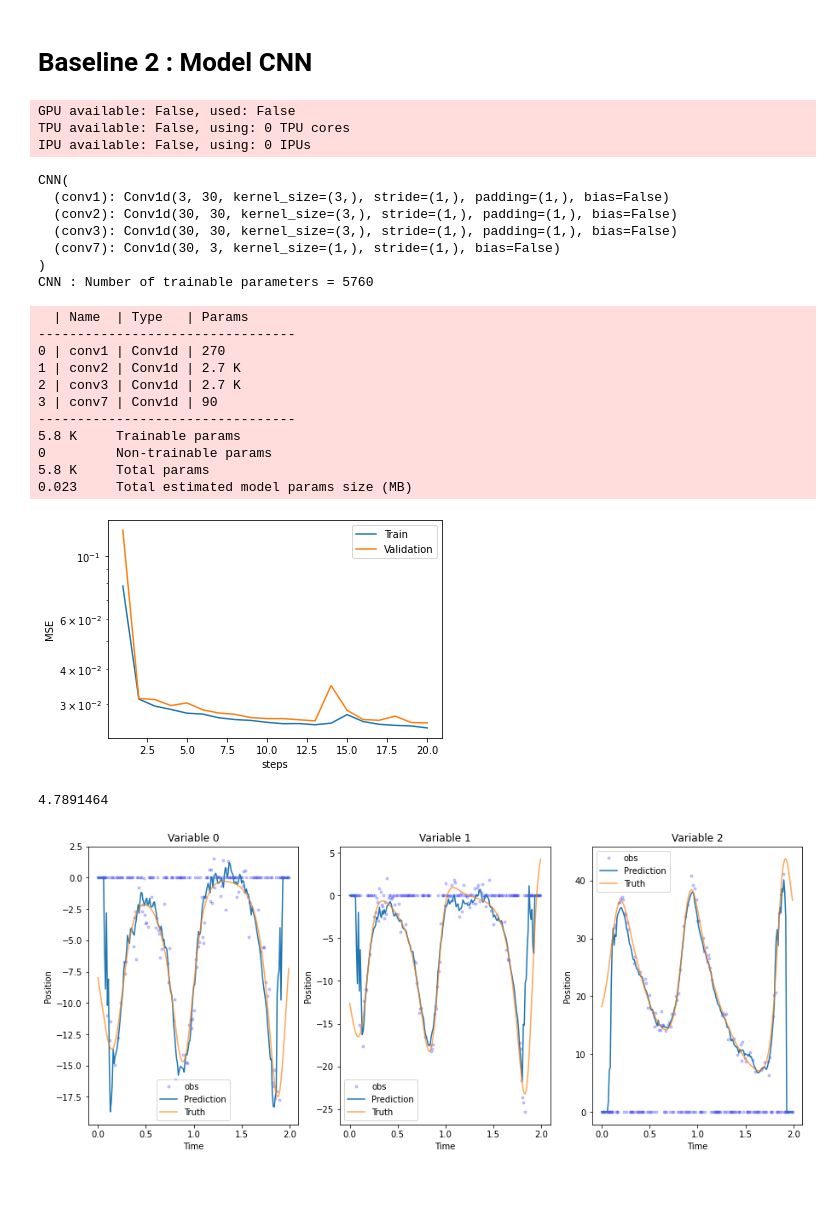
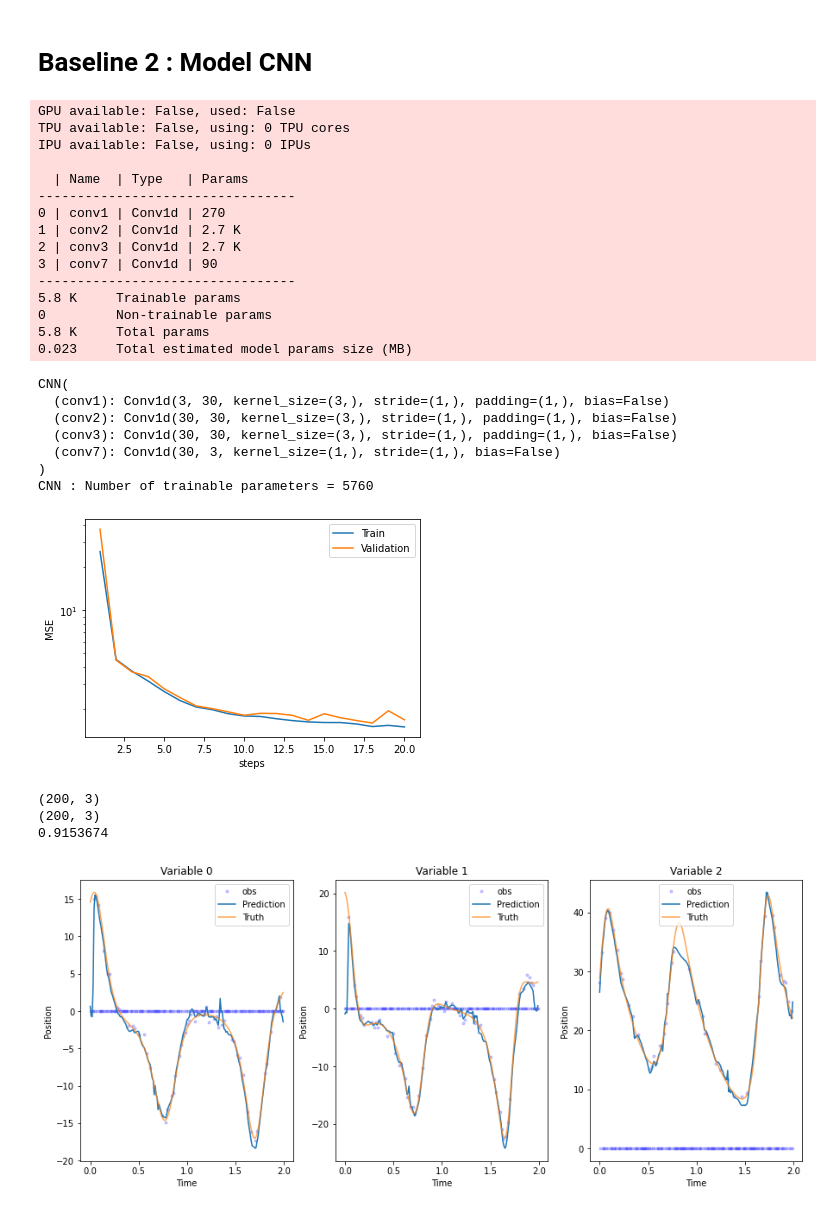
Before and after one commit to cdurand95/DataAssimilationProject, a Jupyter notebook: BaselineL63.ipynb, the cells around one changed output. Drawn from its saved outputs; the diff is of its cells as text; code cells hidden in the pictures; blank space fills up the shorter version.

```diff
--- a/BaselineL63.ipynb
+++ b/BaselineL63.ipynb
@@ -47,7 +47,7 @@ from utils import *
 # %% [markdown]
 # L63 Data simulation
 # %%
-Training_dataset,Val_dataset,Test_dataset = L63PatchDataExtraction(sparsity=0.5,sigma_noise=np.sqrt(0.5),num_variables=3)
+Training_dataset,Val_dataset,Test_dataset = L63PatchDataExtraction(sparsity=0.5,sigma_noise=np.sqrt(2),num_variables=3)
 
 
 meanTr          = np.mean(Training_dataset['Missing']) / np.mean(Training_dataset['Mask'])
@@ -101,7 +101,7 @@ modelInt      = Int()
 #  use gpu if available
 device = torch.device("cuda" if torch.cuda.is_available() else "cpu")
 modelInt          = modelInt.to(device)
-test_dataset         = torch.utils.data.TensorDataset(torch.Tensor(Training_dataset['Init']),torch.Tensor(Training_dataset['Obs']),torch.Tensor(Training_dataset['Mask']),torch.Tensor(Training_dataset['Truth'])) # create your datset
+test_dataset         = torch.utils.data.TensorDataset(torch.Tensor(Test_dataset['Init']),torch.Tensor(Test_dataset['Obs']),torch.Tensor(Test_dataset['Mask']),torch.Tensor(Test_dataset['Truth'])) # create your datset
 batch_size = 128
 dataloaders = {
     'dataset': torch.utils.data.DataLoader(test_dataset, batch_size=batch_size, shuffle=False, num_workers=0, pin_memory=True)
@@ -192,20 +192,20 @@ nan
 # %% [markdown]
 # Baseline 2 : Model CNN
 # %%
-shapeData  = X_train.shape[1:]
+shapeData  = Training_dataset['Truth'].shape[1:]
 dW = 1
 dimCNN = 10
 class CNN(pl.LightningModule):
 
     def __init__(self):
         super(CNN, self).__init__()
-        self.conv1  = torch.nn.Conv1d(shapeData[0],shapeData[0]*dimCNN,2*dW+1,padding=dW,bias=False)
-        self.conv2  = torch.nn.Conv1d(shapeData[0]*dimCNN,shapeData[0]*dimCNN,2*dW+1,padding=dW,bias=False)
-        self.conv3  = torch.nn.Conv1d(shapeData[0]*dimCNN,shapeData[0]*dimCNN,2*dW+1,padding=dW,bias=False)
+        self.conv1  = torch.nn.Conv1d(shapeData[1],shapeData[1]*dimCNN,2*dW+1,padding=dW,bias=False)
+        self.conv2  = torch.nn.Conv1d(shapeData[1]*dimCNN,shapeData[1]*dimCNN,2*dW+1,padding=dW,bias=False)
+        self.conv3  = torch.nn.Conv1d(shapeData[1]*dimCNN,shapeData[1]*dimCNN,2*dW+1,padding=dW,bias=False)
         #self.conv4  = torch.nn.Conv1d(shapeData[0]*dimCNN,shapeData[0]*dimCNN,2*dW+1,padding=dW,bias=False)
         #self.conv5  = torch.nn.Conv1d(shapeData[0]*dimCNN,shapeData[0]*dimCNN,2*dW+1,padding=dW,bias=False)
         #self.conv6  = torch.nn.Conv1d(shapeData[0]*dimCNN,shapeData[0]*dimCNN,1,padding=0,bias=False)
-        self.conv7  = torch.nn.Conv1d(shapeData[0]*dimCNN,shapeData[0],1,padding=0,bias=False)
+        self.conv7  = torch.nn.Conv1d(shapeData[1]*dimCNN,shapeData[1],1,padding=0,bias=False)
 
         self.tot_loss=[]
         self.tot_val_loss=[]
@@ -213,7 +213,7 @@ class CNN(pl.LightningModule):
         self.best_loss=1e10
 
     def forward(self,xinp):
-
+        xinp = xinp.view(-1,shapeData[1],shapeData[0])
         x = self.conv1( xinp )
         x = self.conv2( F.relu(x) )
         x = self.conv3( F.relu(x) )
@@ -226,9 +226,9 @@ class CNN(pl.LightningModule):
         return x
     def setup(self,stage='None'):
         batch_size=128
-        training_dataset   = torch.utils.data.TensorDataset(torch.Tensor(x_train_Init),torch.Tensor(x_train_obs),torch.Tensor(mask_train),torch.Tensor(x_train))
-        val_dataset        = torch.utils.data.TensorDataset(torch.Tensor(x_val_Init),torch.Tensor(x_val_obs),torch.Tensor(mask_val),torch.Tensor(x_val))
-        test_dataset       = torch.utils.data.TensorDataset(torch.Tensor(x_test_Init),torch.Tensor(x_test_obs),torch.Tensor(mask_test),torch.Tensor(x_test))
+        training_dataset   = torch.utils.data.TensorDataset(torch.Tensor(Training_dataset['Init']),torch.Tensor(Training_dataset['Obs']),torch.Tensor(Training_dataset['Mask']),torch.Tensor(Training_dataset['Truth']))
+        val_dataset        = torch.utils.data.TensorDataset(torch.Tensor(Val_dataset['Init']),torch.Tensor(Val_dataset['Obs']),torch.Tensor(Val_dataset['Mask']),torch.Tensor(Val_dataset['Truth']))
+        test_dataset       = torch.utils.data.TensorDataset(torch.Tensor(Test_dataset['Init']),torch.Tensor(Test_dataset['Obs']),torch.Tensor(Test_dataset['Mask']),torch.Tensor(Test_dataset['Truth']))
         self.dataloaders = {
             'train': torch.utils.data.DataLoader(training_dataset, batch_size=batch_size, shuffle=True, num_workers=0),
             'val': torch.utils.data.DataLoader(val_dataset, batch_size=batch_size, shuffle=False, num_workers=0),
@@ -307,6 +307,18 @@ trainer.fit(model_CNN)
 GPU available: False, used: False
 TPU available: False, using: 0 TPU cores
 IPU available: False, using: 0 IPUs
+
+  | Name  | Type   | Params
+---------------------------------
+0 | conv1 | Conv1d | 270
+1 | conv2 | Conv1d | 2.7 K
+2 | conv3 | Conv1d | 2.7 K
+3 | conv7 | Conv1d | 90
+---------------------------------
+5.8 K     Trainable params
+0         Non-trainable params
+5.8 K     Total params
+0.023     Total estimated model params size (MB)
 CNN(
   (conv1): Conv1d(3, 30, kernel_size=(3,), stride=(1,), padding=(1,), bias=False)
   (conv2): Conv1d(30, 30, kernel_size=(3,), stride=(1,), padding=(1,), bias=False)
@@ -314,35 +326,26 @@ CNN(
   (conv7): Conv1d(30, 3, kernel_size=(1,), stride=(1,), bias=False)
 )
 CNN : Number of trainable parameters = 5760
-  | Name  | Type   | Params
----------------------------------
-0 | conv1 | Conv1d | 270
-1 | conv2 | Conv1d | 2.7 K
-2 | conv3 | Conv1d | 2.7 K
-3 | conv7 | Conv1d | 90
----------------------------------
-5.8 K     Trainable params
-0         Non-trainable params
-5.8 K     Total params
-0.023     Total estimated model params size (MB)
 # %%
 plot_loss(model_CNN,max_epoch=20)
 # %% [output]
-[figure, old version]
+[figure, new version]
 # %%
 batch_size=128
-training_dataset   = torch.utils.data.TensorDataset(torch.Tensor(X_train_Init),torch.Tensor(X_train_obs),torch.Tensor(mask_train),torch.Tensor(X_train))
-val_dataset      = torch.utils.data.TensorDataset(torch.Tensor(X_val_Init),torch.Tensor(X_val_obs),torch.Tensor(mask_val),torch.Tensor(X_val))
-test_dataset       = torch.utils.data.TensorDataset(torch.Tensor(X_test_Init),torch.Tensor(X_test_obs),torch.Tensor(mask_test),torch.Tensor(X_test))
+training_dataset   = torch.utils.data.TensorDataset(torch.Tensor(Training_dataset['Init']),torch.Tensor(Training_dataset['Obs']),torch.Tensor(Training_dataset['Mask']),torch.Tensor(Training_dataset['Truth']))
+val_dataset        = torch.utils.data.TensorDataset(torch.Tensor(Val_dataset['Init']),torch.Tensor(Val_dataset['Obs']),torch.Tensor(Val_dataset['Mask']),torch.Tensor(Val_dataset['Truth']))
+test_dataset       = torch.utils.data.TensorDataset(torch.Tensor(Test_dataset['Init']),torch.Tensor(Test_dataset['Obs']),torch.Tensor(Test_dataset['Mask']),torch.Tensor(Test_dataset['Truth']))
 dataloaders = {
-    'train': torch.utils.data.DataLoader(training_dataset, batch_size=batch_size, shuffle=True, num_workers=0),
-    'val': torch.utils.data.DataLoader(val_dataset, batch_size=batch_size, shuffle=False, num_workers=0),
-    'test': torch.utils.data.DataLoader(test_dataset, batch_size=batch_size, shuffle=False, num_workers=0)}
+            'train': torch.utils.data.DataLoader(training_dataset, batch_size=batch_size, shuffle=True, num_workers=0),
+            'val': torch.utils.data.DataLoader(val_dataset, batch_size=batch_size, shuffle=False, num_workers=0),
+            'test': torch.utils.data.DataLoader(test_dataset, batch_size=batch_size, shuffle=False, num_workers=0)}
 
 plot_prediction(model_CNN,idx=26,dataset = dataloaders['test'])
 
 r_score = R_score(model_CNN,idx=1,dataset = dataloaders['test'])
 print(r_score)
 # %% [output]
-4.7891464
+(200, 3)
+(200, 3)
+0.9153674
-[figure, old version]
+[figure, new version]
```
Also changed, not shown: parts of 3 cells of this notebook, 1 other file.
